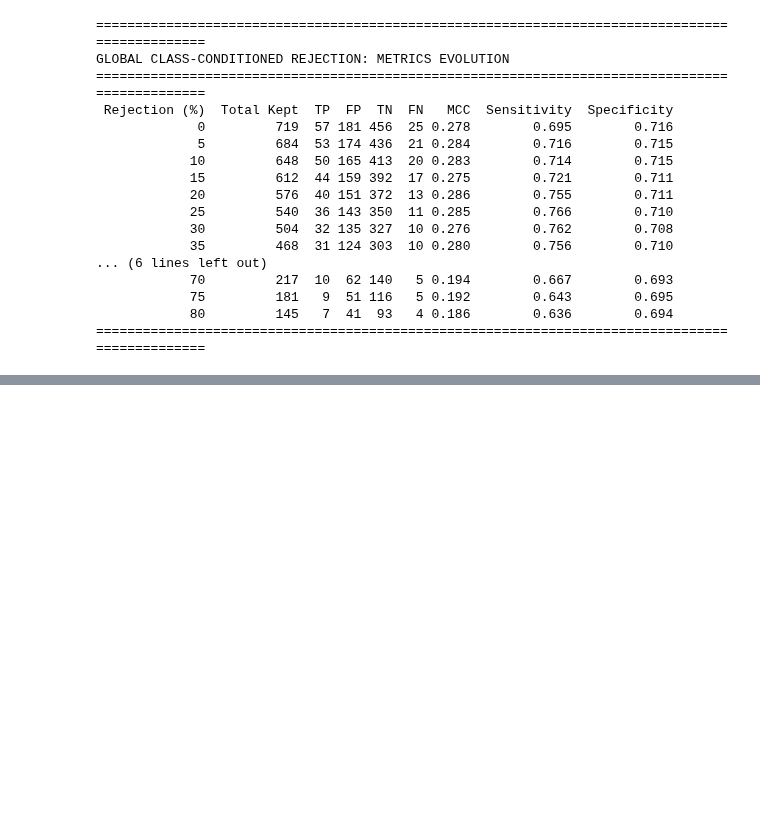
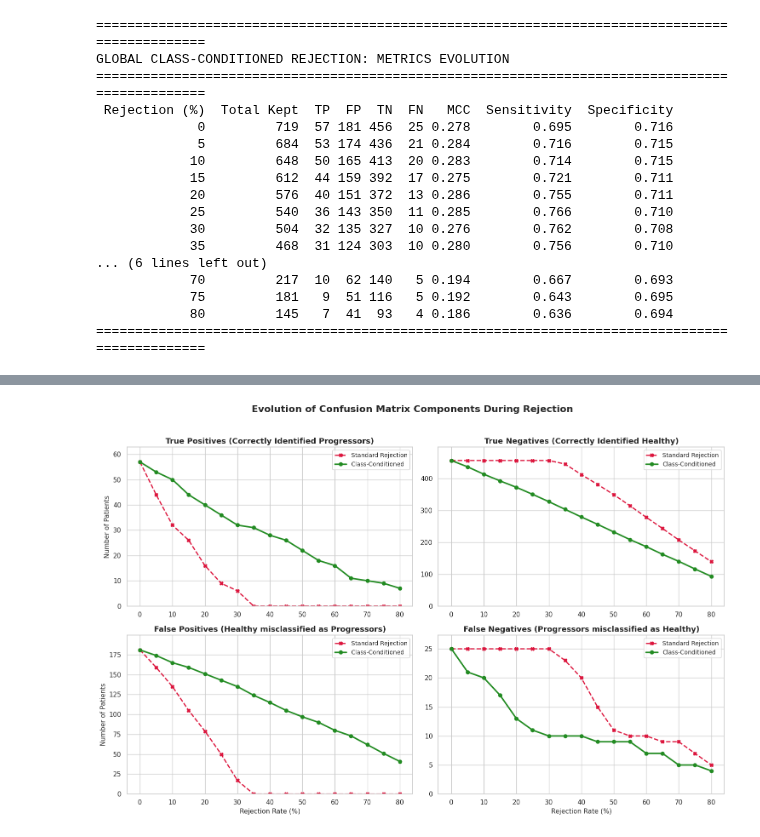
Before and after one commit to endrwalter/uncertainty_ml, a Jupyter notebook: code_uncertainty/main_ms.ipynb, the cells around one changed output, grey strips where cells are left out. Cells and saved outputs as stored; diff of their text form; code cells hidden in the pictures; blank space fills up the shorter version.

```diff
--- a/code_uncertainty/main_ms.ipynb
+++ b/code_uncertainty/main_ms.ipynb
@@ -134,0 +148,10 @@ GLOBAL CLASS-CONDITIONED REJECTION: METRICS EVOLUTION
+# %%
+
+# Example Call:
+from lib.plots import plot_comprehensive_rejection_dashboard
+
+
+optimal_threshold = patients_stats_copy['label'].mean()
+dashboard_results = plot_comprehensive_rejection_dashboard(patients_stats_copy, threshold=optimal_threshold)
+# %% [output]
+[figure, added]
```
Also changed, not shown: parts of 4 cells of this notebook, 3 other files.
